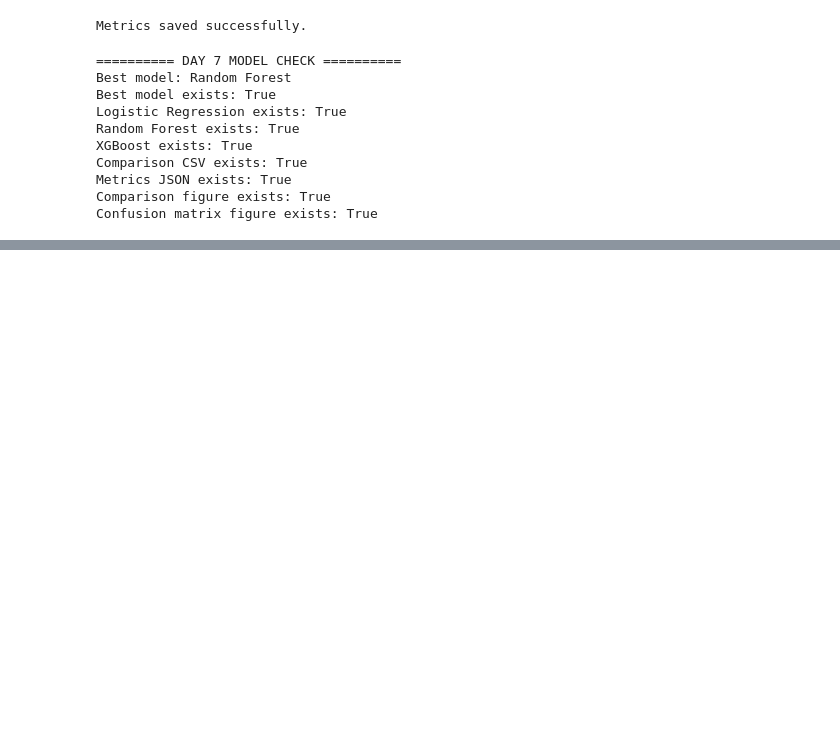
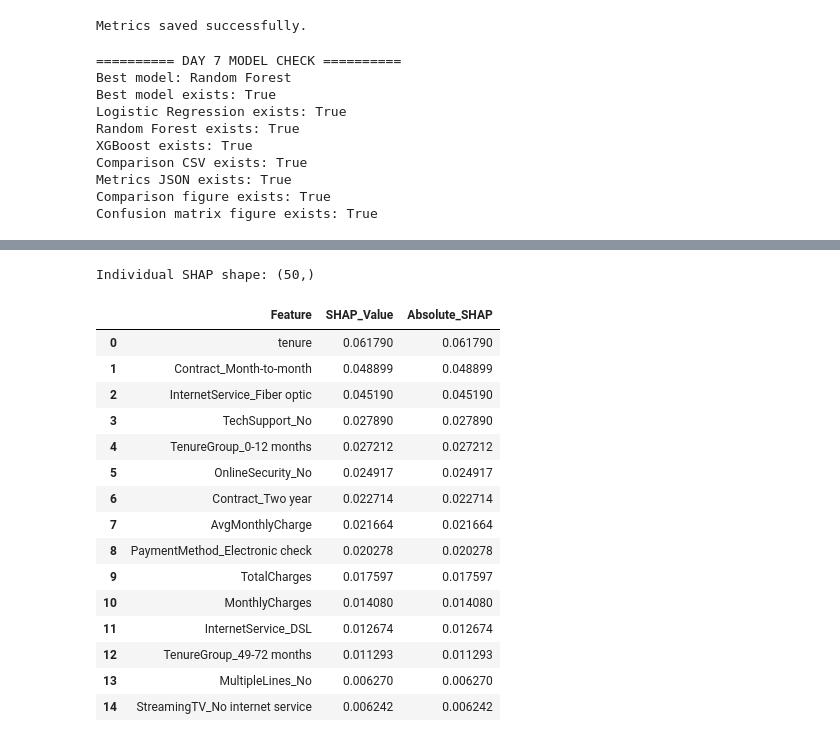
Before and after one commit to simranjitkaur-codes/customer-churn-retention-engine, a Jupyter notebook: notebooks/03_model_training_experiments.ipynb, the cells around one changed output, grey strips where cells are left out. Cells and saved outputs as stored; diff of their text form; code cells hidden in the pictures; blank space fills up the shorter version.

```diff
--- a/notebooks/03_model_training_experiments.ipynb
+++ b/notebooks/03_model_training_experiments.ipynb
@@ -464,0 +949,12 @@ Confusion matrix figure exists: True
+# %%
+test_probabilities = classifier.predict_proba(X_test_transformed)[:, 1]
+
+highest_risk_idx = np.argmax(test_probabilities)
+highest_risk_probability = test_probabilities[highest_risk_idx]
+
+print("Highest-risk customer index:", highest_risk_idx)
+print(
+    "Churn probability:",
+    round(highest_risk_probability * 100, 2),
+    "%"
+)
@@ -464,0 +986,44 @@ Confusion matrix figure exists: True
+# %%
+X_customer = X_test_transformed[highest_risk_idx].reshape(1, -1)
+
+individual_shap = explainer.shap_values(X_customer)
+
+if individual_shap.ndim == 3:
+    individual_shap_churn = individual_shap[:, :, 1][0]
+else:
+    individual_shap_churn = individual_shap[0]
+
+print("Individual SHAP shape:", individual_shap_churn.shape)
+# %% [output]
+Individual SHAP shape: (50,)
+# %%
+individual_explanation = pd.DataFrame({
+    "Feature": clean_feature_names,
+    "SHAP_Value": individual_shap_churn,
+    "Absolute_SHAP": np.abs(individual_shap_churn)
+})
+
+individual_explanation = (
+    individual_explanation
+    .sort_values("Absolute_SHAP", ascending=False)
+    .reset_index(drop=True)
+)
+
+display(individual_explanation.head(15))
+# %% [output]
+|  | Feature | SHAP_Value | Absolute_SHAP |
+| 0 | tenure | 0.061790 | 0.061790 |
+| 1 | Contract_Month-to-month | 0.048899 | 0.048899 |
+| 2 | InternetService_Fiber optic | 0.045190 | 0.045190 |
+| 3 | TechSupport_No | 0.027890 | 0.027890 |
+| 4 | TenureGroup_0-12 months | 0.027212 | 0.027212 |
+| 5 | OnlineSecurity_No | 0.024917 | 0.024917 |
+| 6 | Contract_Two year | 0.022714 | 0.022714 |
+| 7 | AvgMonthlyCharge | 0.021664 | 0.021664 |
+| 8 | PaymentMethod_Electronic check | 0.020278 | 0.020278 |
+| 9 | TotalCharges | 0.017597 | 0.017597 |
+| 10 | MonthlyCharges | 0.014080 | 0.014080 |
+| 11 | InternetService_DSL | 0.012674 | 0.012674 |
+| 12 | TenureGroup_49-72 months | 0.011293 | 0.011293 |
+| 13 | MultipleLines_No | 0.006270 | 0.006270 |
+| 14 | StreamingTV_No internet service | 0.006242 | 0.006242 |
```
Also changed, not shown: parts of 31 cells of this notebook, 12 other files.
